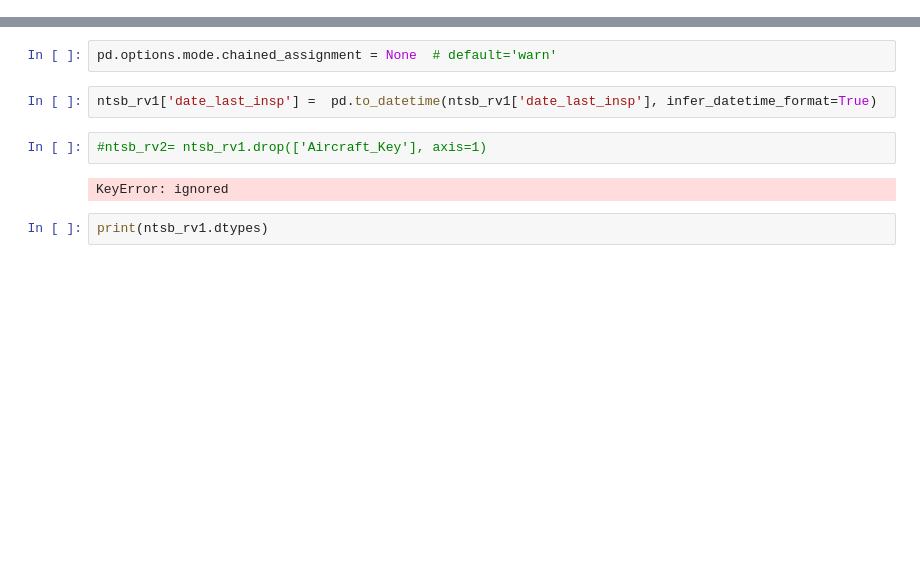
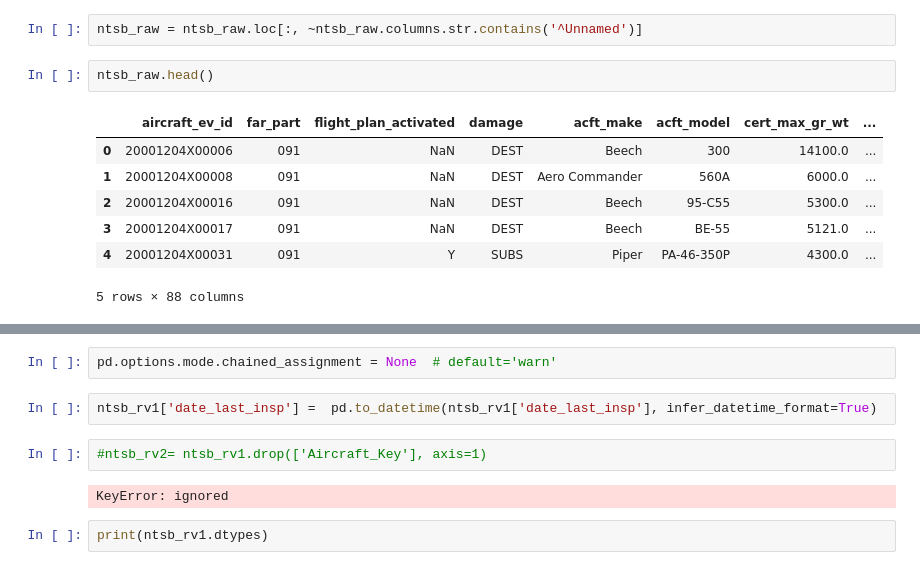
Before and after one commit to kd365/faafall22, a Jupyter notebook: cleaning.ipynb, the cells around one changed output, grey strips where cells are left out. Drawn from its saved outputs; the diff is of its cells as text; blank space fills up the shorter version.

```diff
--- a/cleaning.ipynb
+++ b/cleaning.ipynb
@@ -49,0 +50,12 @@ ntsb_raw.head()
+# %%
+ntsb_raw = ntsb_raw.loc[:, ~ntsb_raw.columns.str.contains('^Unnamed')]
+# %%
+ntsb_raw.head()
+# %% [output]
+|  | aircraft_ev_id | far_part | flight_plan_activated | damage | acft_make | acft_model | cert_max_gr_wt | ... |
+| 0 | 20001204X00006 | 091 | NaN | DEST | Beech | 300 | 14100.0 | ... |
+| 1 | 20001204X00008 | 091 | NaN | DEST | Aero Commander | 560A | 6000.0 | ... |
+| 2 | 20001204X00016 | 091 | NaN | DEST | Beech | 95-C55 | 5300.0 | ... |
+| 3 | 20001204X00017 | 091 | NaN | DEST | Beech | BE-55 | 5121.0 | ... |
+| 4 | 20001204X00031 | 091 | Y | SUBS | Piper | PA-46-350P | 4300.0 | ... |
+5 rows × 88 columns
```
Also changed, not shown: parts of 16 cells of this notebook.
